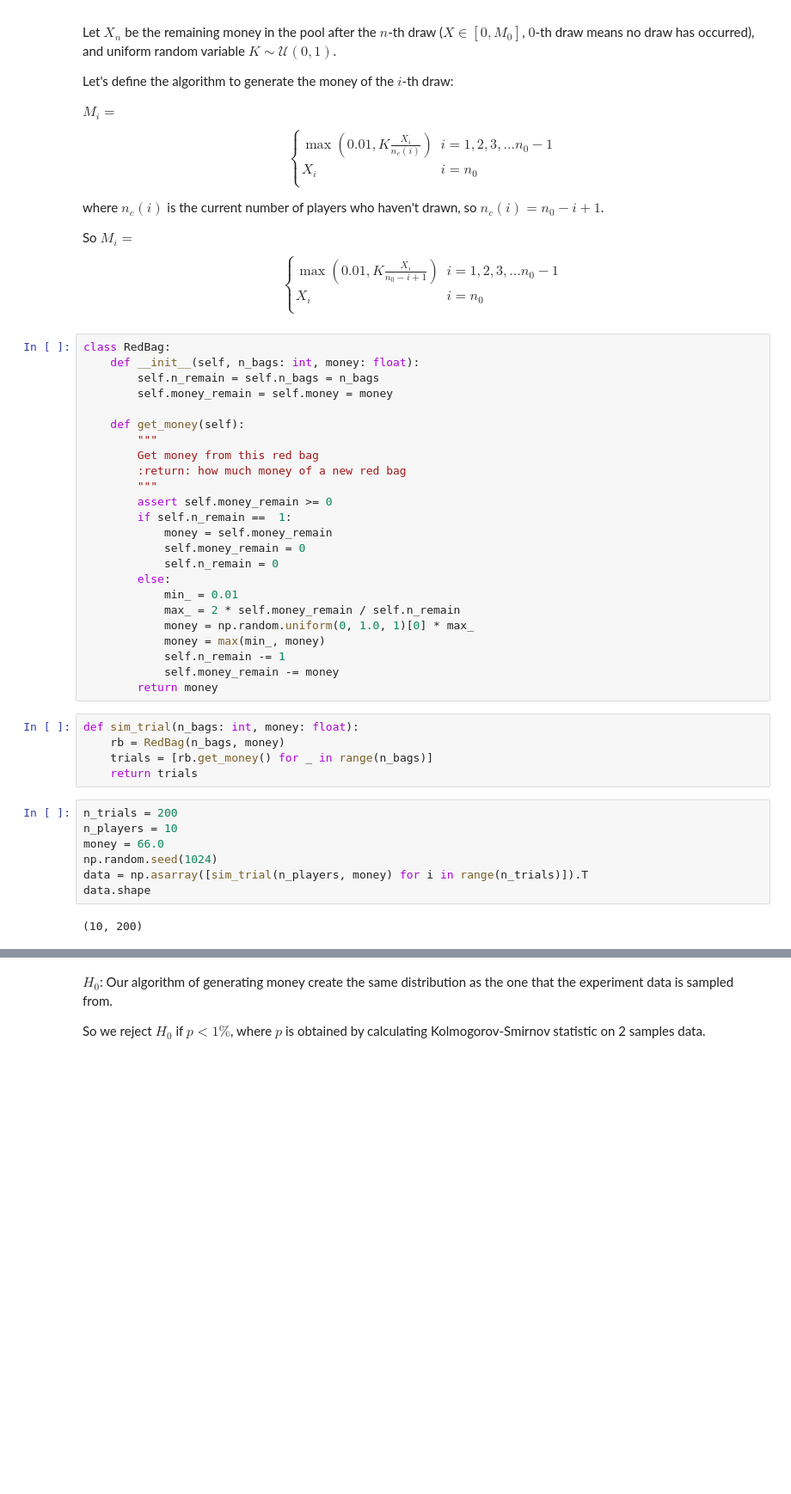
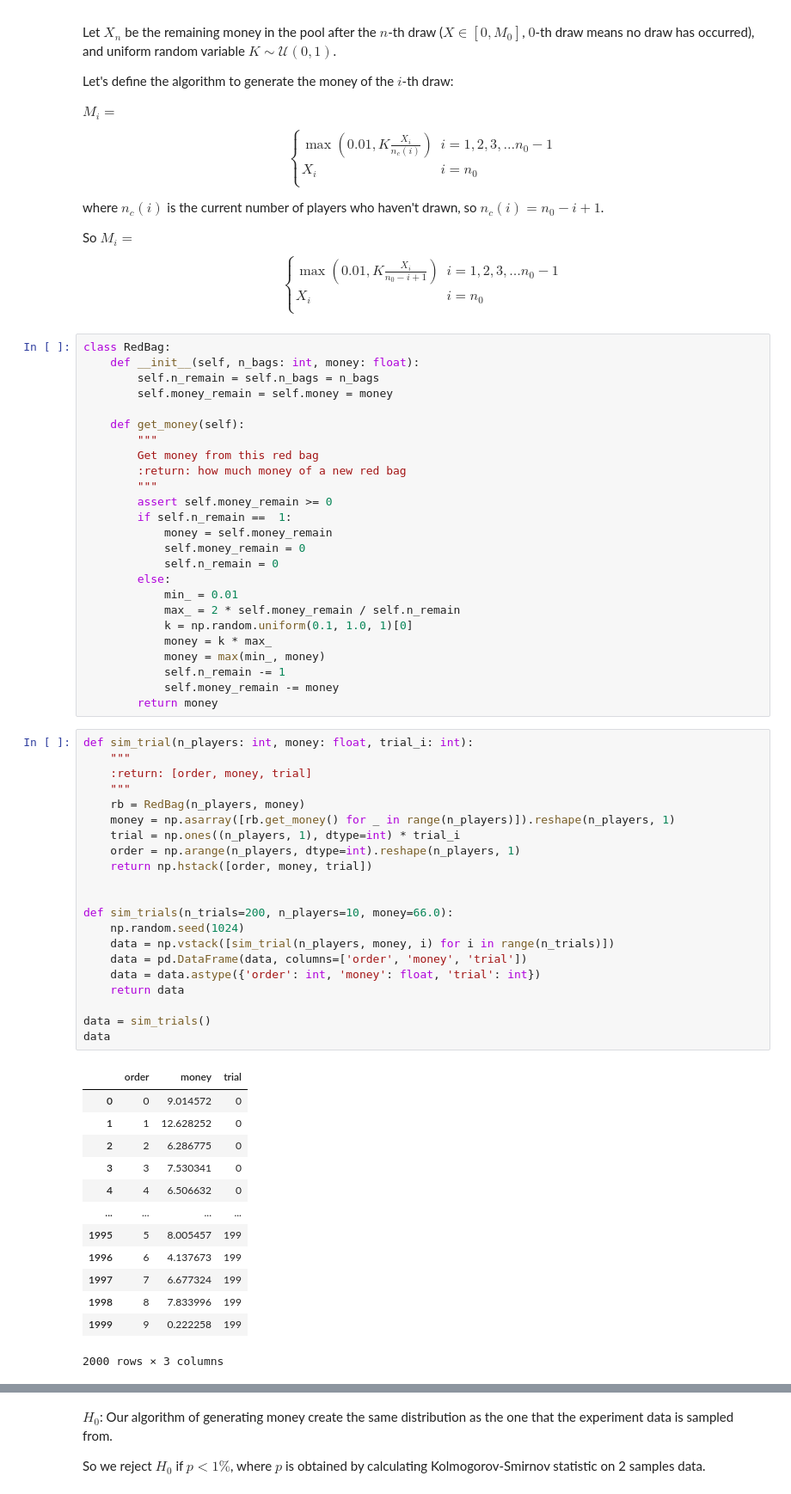
Before and after one commit to tjysdsg/wechat-red-bag, a Jupyter notebook: simulation.ipynb, the cells around one changed output, grey strips where cells are left out. Shown at 86% size. Saved outputs shown, nothing was run; the diff lists cells and outputs as text; blank space fills up the shorter version.

```diff
--- a/simulation.ipynb
+++ b/simulation.ipynb
@@ -52,23 +52,45 @@ class RedBag:
         else:
             min_ = 0.01
             max_ = 2 * self.money_remain / self.n_remain
-            money = np.random.uniform(0, 1.0, 1)[0] * max_
+            k = np.random.uniform(0.1, 1.0, 1)[0]
+            money = k * max_
             money = max(min_, money)
             self.n_remain -= 1
             self.money_remain -= money
         return money
-# %%
-def sim_trial(n_bags: int, money: float):
-    rb = RedBag(n_bags, money)
-    trials = [rb.get_money() for _ in range(n_bags)]
-    return trials
-# %%
-n_trials = 200
-n_players = 10
-money = 66.0
-np.random.seed(1024)
-data = np.asarray([sim_trial(n_players, money) for i in range(n_trials)]).T
-data.shape
-# %% [output]
-(10, 200)
+# %%
+def sim_trial(n_players: int, money: float, trial_i: int):
+    """
+    :return: [order, money, trial]
+    """
+    rb = RedBag(n_players, money)
+    money = np.asarray([rb.get_money() for _ in range(n_players)]).reshape(n_players, 1)
+    trial = np.ones((n_players, 1), dtype=int) * trial_i
+    order = np.arange(n_players, dtype=int).reshape(n_players, 1)
+    return np.hstack([order, money, trial])
+
+
+def sim_trials(n_trials=200, n_players=10, money=66.0):
+    np.random.seed(1024)
+    data = np.vstack([sim_trial(n_players, money, i) for i in range(n_trials)])
+    data = pd.DataFrame(data, columns=['order', 'money', 'trial'])
+    data = data.astype({'order': int, 'money': float, 'trial': int})
+    return data
+
+data = sim_trials()
+data
+# %% [output]
+|  | order | money | trial |
+| 0 | 0 | 9.014572 | 0 |
+| 1 | 1 | 12.628252 | 0 |
+| 2 | 2 | 6.286775 | 0 |
+| 3 | 3 | 7.530341 | 0 |
+| 4 | 4 | 6.506632 | 0 |
+| ... | ... | ... | ... |
+| 1995 | 5 | 8.005457 | 199 |
+| 1996 | 6 | 4.137673 | 199 |
+| 1997 | 7 | 6.677324 | 199 |
+| 1998 | 8 | 7.833996 | 199 |
+| 1999 | 9 | 0.222258 | 199 |
+2000 rows × 3 columns
 # %%
```
Also changed, not shown: parts of 7 cells of this notebook, 20 other files.
